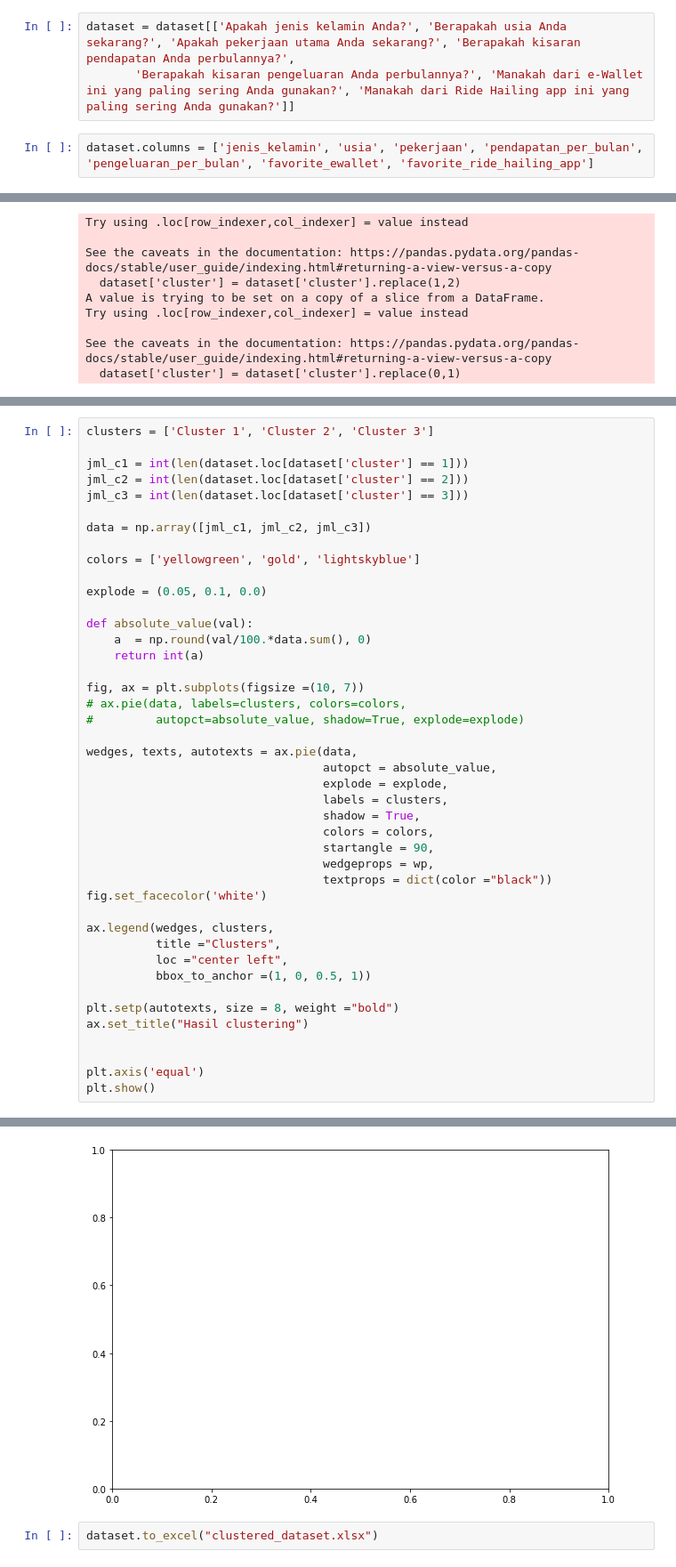
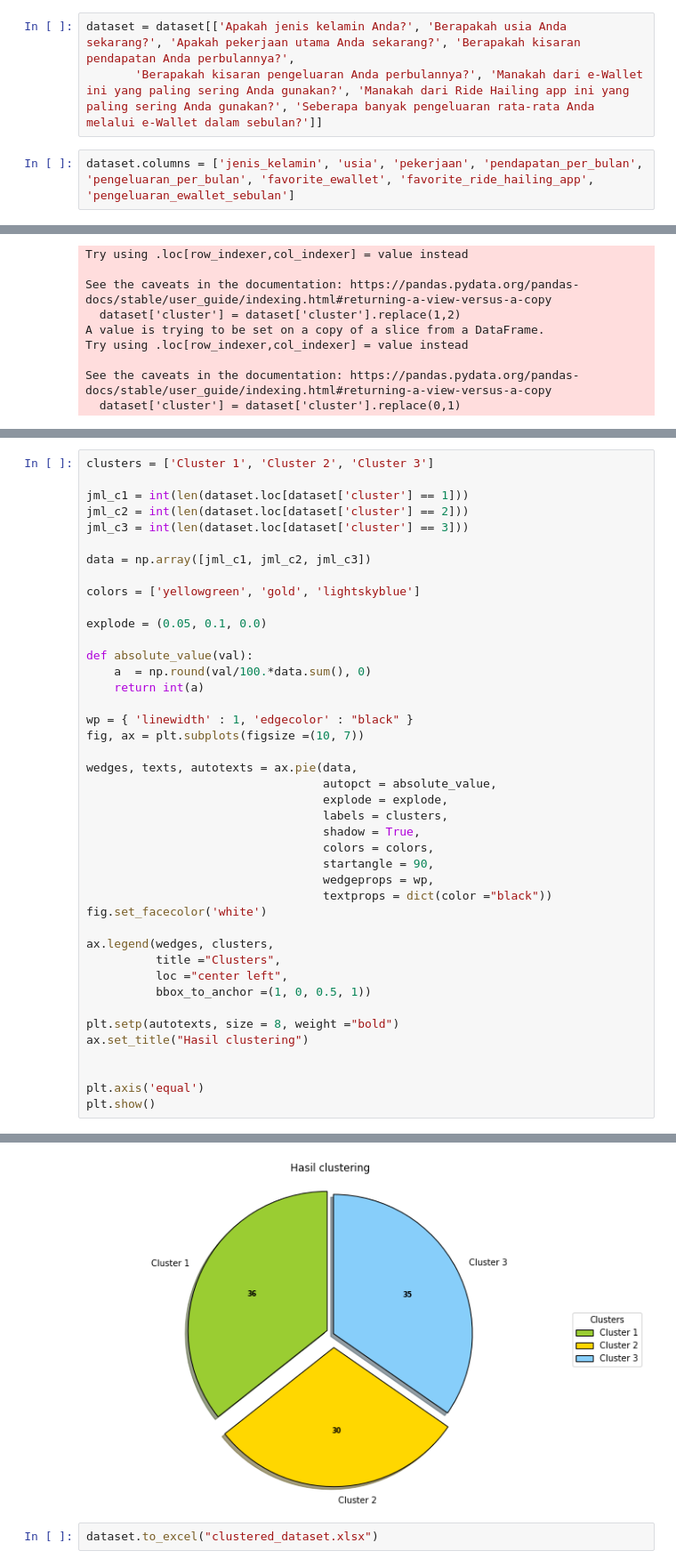
Before and after one commit to hafidhadhiet/Marketing-Management-Clustering, a Jupyter notebook: Data preprocessing dan clustering.ipynb, the cells around one changed output, grey strips where cells are left out. Shown: that part at 89% size. Saved outputs shown, nothing was run; the diff lists cells and outputs as text.

```diff
--- a/Data preprocessing dan clustering.ipynb
+++ b/Data preprocessing dan clustering.ipynb
@@ -56,9 +56,9 @@ dataset.describe()
 | max | 7.000000 | 7.000000 | 7.000000 | 7.000000 | ... |
 # %%
 dataset = dataset[['Apakah jenis kelamin Anda?', 'Berapakah usia Anda sekarang?', 'Apakah pekerjaan utama Anda sekarang?', 'Berapakah kisaran pendapatan Anda perbulannya?',
-       'Berapakah kisaran pengeluaran Anda perbulannya?', 'Manakah dari e-Wallet ini yang paling sering Anda gunakan?', 'Manakah dari Ride Hailing app ini yang paling sering Anda gunakan?']]
+       'Berapakah kisaran pengeluaran Anda perbulannya?', 'Manakah dari e-Wallet ini yang paling sering Anda gunakan?', 'Manakah dari Ride Hailing app ini yang paling sering Anda gunakan?', 'Seberapa banyak pengeluaran rata-rata Anda melalui e-Wallet dalam sebulan?']]
 # %%
-dataset.columns = ['jenis_kelamin', 'usia', 'pekerjaan', 'pendapatan_per_bulan', 'pengeluaran_per_bulan', 'favorite_ewallet', 'favorite_ride_hailing_app']
+dataset.columns = ['jenis_kelamin', 'usia', 'pekerjaan', 'pendapatan_per_bulan', 'pengeluaran_per_bulan', 'favorite_ewallet', 'favorite_ride_hailing_app', 'pengeluaran_ewallet_sebulan']
 # %%
 dataset
 # %% [output]
@@ -412,9 +413,8 @@ def absolute_value(val):
     a  = np.round(val/100.*data.sum(), 0)
     return int(a)
 
+wp = { 'linewidth' : 1, 'edgecolor' : "black" }
 fig, ax = plt.subplots(figsize =(10, 7))
-# ax.pie(data, labels=clusters, colors=colors,
-#         autopct=absolute_value, shadow=True, explode=explode)
 
 wedges, texts, autotexts = ax.pie(data,
                                   autopct = absolute_value,
@@ -443,4 +442,4 @@ NameError: name 'wp' is not defined
-[figure, old version]
+[figure, new version]
 # %%
 dataset.to_excel("clustered_dataset.xlsx")
 # %%
```
Also changed, not shown: parts of 12 cells of this notebook, 33 other files.
